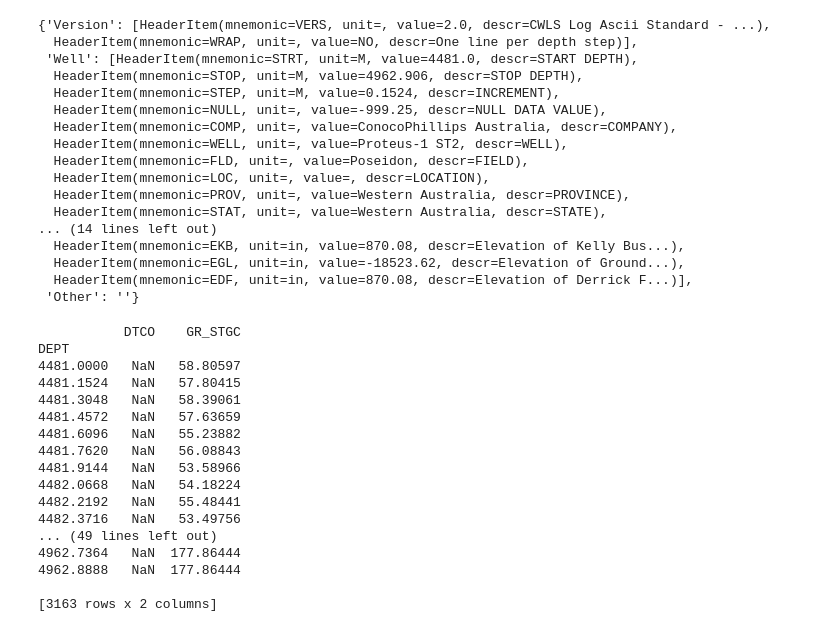
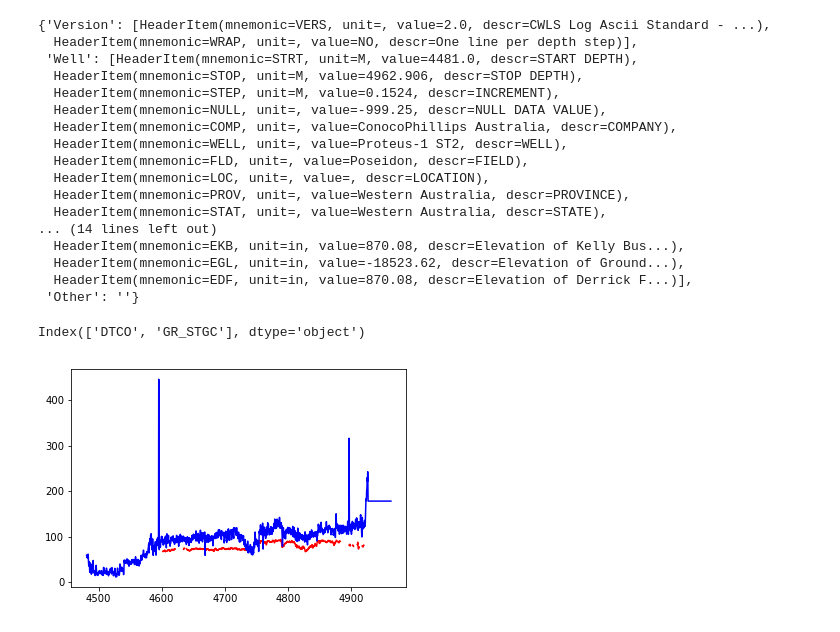
Before and after one commit to blasscoc/GeoHacker, a Jupyter notebook: notebooks/Read Some LAS.ipynb, the cells around one changed output. Drawn from its saved outputs; the diff is of its cells as text; code cells hidden in the pictures.

```diff
--- a/notebooks/Read Some LAS.ipynb
+++ b/notebooks/Read Some LAS.ipynb
@@ -33,22 +34,13 @@ las.header
  'Other': ''}
 # %%
 data = las.df()
-print (data)
-# %% [output]
-           DTCO    GR_STGC
-DEPT
-4481.0000   NaN   58.80597
-4481.1524   NaN   57.80415
-4481.3048   NaN   58.39061
-4481.4572   NaN   57.63659
-4481.6096   NaN   55.23882
-4481.7620   NaN   56.08843
-4481.9144   NaN   53.58966
-4482.0668   NaN   54.18224
-4482.2192   NaN   55.48441
-4482.3716   NaN   53.49756
-... (49 lines left out)
-4962.7364   NaN  177.86444
-4962.8888   NaN  177.86444
-
-[3163 rows x 2 columns]
+# %%
+print (data.columns)
+# %% [output]
+Index(['DTCO', 'GR_STGC'], dtype='object')
+# %%
+plt.plot(data['DTCO'], '-r')
+plt.plot(data['GR_STGC'] ,'-b')
+plt.show()
+# %% [output]
+[figure, added]
```
Also changed, not shown: parts of 5 cells of this notebook, 1 other file.
